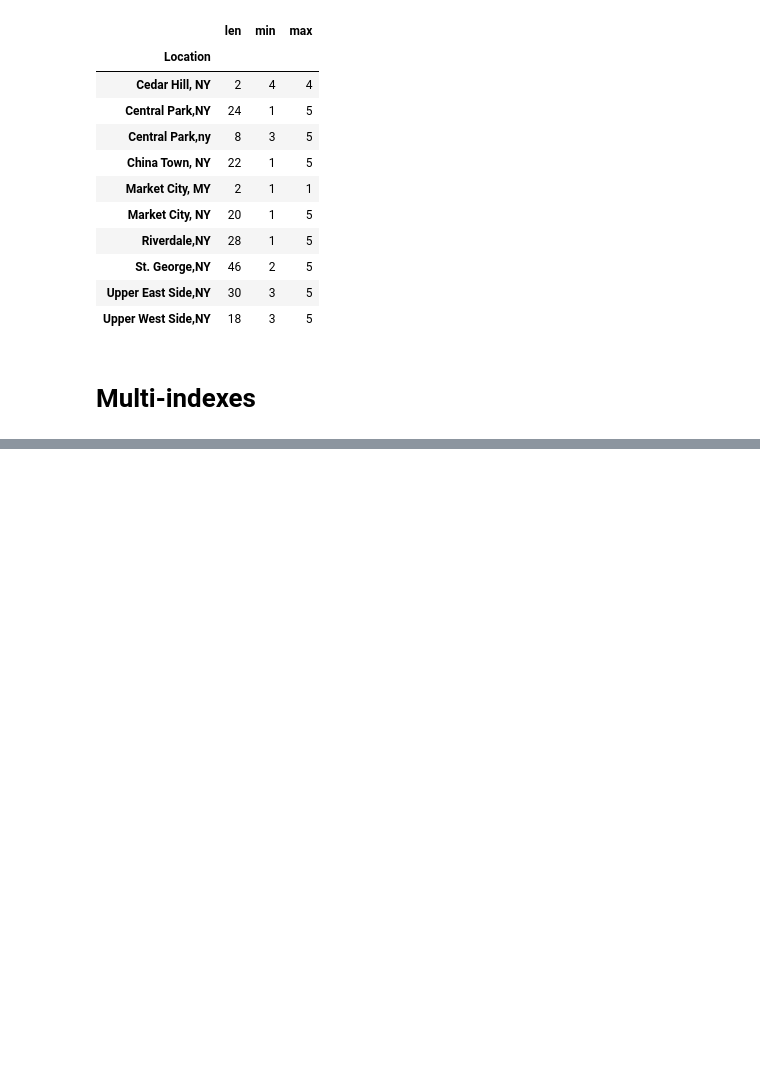
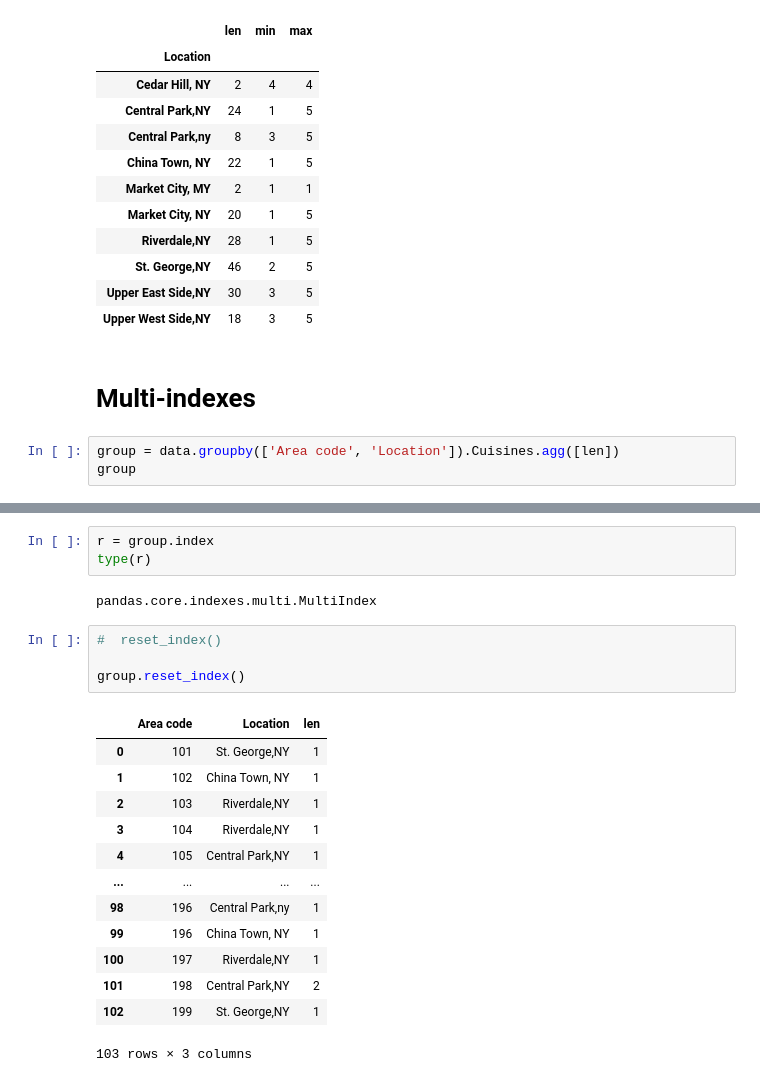
Before and after one commit to Zeeshier/Python_Programming, a Jupyter notebook: Pandas/4. Grouping and Sorting.ipynb, the cells around one changed output, grey strips where cells are left out. Saved outputs shown, nothing was run; the diff lists cells and outputs as text; blank space fills up the shorter version.

Commit message:
Pandas

```diff
--- a/Pandas/4. Grouping and Sorting.ipynb
+++ b/Pandas/4. Grouping and Sorting.ipynb
@@ -81,3 +81,6 @@ data.groupby(['Location']).Budget.agg([len, min, max])
 | Upper West Side,NY | 18 | 3 | 5 |
 # %% [markdown]
 # Multi-indexes
+# %%
+group = data.groupby(['Area code', 'Location']).Cuisines.agg([len])
+group
@@ -83,0 +102,23 @@ data.groupby(['Location']).Budget.agg([len, min, max])
+# %%
+r = group.index
+type(r)
+# %% [output]
+pandas.core.indexes.multi.MultiIndex
+# %%
+#  reset_index()
+
+group.reset_index()
+# %% [output]
+|  | Area code | Location | len |
+| 0 | 101 | St. George,NY | 1 |
+| 1 | 102 | China Town, NY | 1 |
+| 2 | 103 | Riverdale,NY | 1 |
+| 3 | 104 | Riverdale,NY | 1 |
+| 4 | 105 | Central Park,NY | 1 |
+| ... | ... | ... | ... |
+| 98 | 196 | Central Park,ny | 1 |
+| 99 | 196 | China Town, NY | 1 |
+| 100 | 197 | Riverdale,NY | 1 |
+| 101 | 198 | Central Park,NY | 2 |
+| 102 | 199 | St. George,NY | 1 |
+103 rows × 3 columns
```
Also changed, not shown: parts of 6 cells of this notebook.
